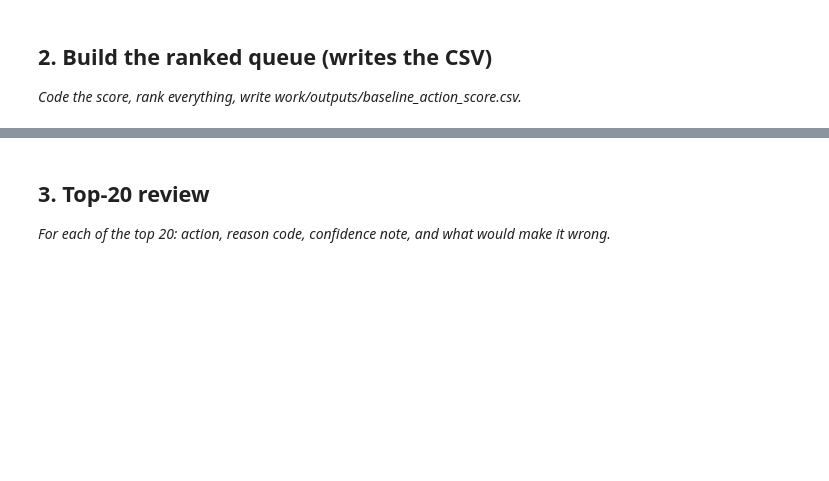
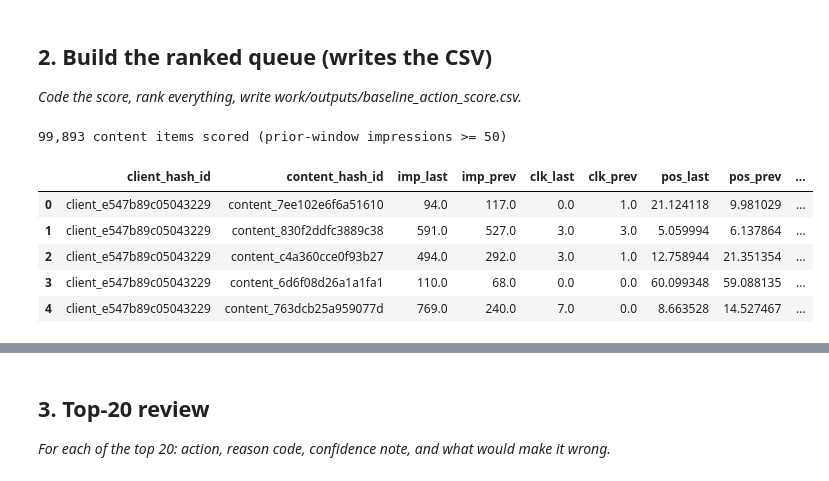
Before and after one commit to Szan-12345/FLYRANK-MACHINE-LEARNING, a Jupyter notebook: FLYRANK-MACHINE-LEARNING-main/work/notebooks/w04_baseline_score.ipynb, the cells around one changed output, grey strips where cells are left out. Drawn from its saved outputs; the diff is of its cells as text; code cells hidden in the pictures; blank space fills up the shorter version.

```diff
--- a/FLYRANK-MACHINE-LEARNING-main/work/notebooks/w04_baseline_score.ipynb
+++ b/FLYRANK-MACHINE-LEARNING-main/work/notebooks/w04_baseline_score.ipynb
@@ -22,0 +88,49 @@ This skeleton is yours to fill. Work the sections **in order** — each one has
+# %%
+# This cell is for CODE (numbers, a query, a check).
+# Write your text answer in the cell ABOVE this one — typing sentences here breaks Run All.
+# This cell is for CODE (numbers, a query, a check).
+# Write your text answer in the cell ABOVE this one — typing sentences here breaks Run All.
+windowed = con.sql(f"""
+    WITH bounds AS (
+        SELECT MAX(report_date) AS decision_day FROM {TABLES['fact_daily']}
+    ),
+    per_item AS (
+        SELECT
+            f.client_hash_id,
+            f.content_hash_id,
+            SUM(CASE WHEN f.report_date >  b.decision_day - INTERVAL ({WINDOW_DAYS}) DAY
+                     THEN f.gsc_impressions ELSE 0 END)                              AS imp_last,
+            SUM(CASE WHEN f.report_date <= b.decision_day - INTERVAL ({WINDOW_DAYS}) DAY
+                     THEN f.gsc_impressions ELSE 0 END)                              AS imp_prev,
+            SUM(CASE WHEN f.report_date >  b.decision_day - INTERVAL ({WINDOW_DAYS}) DAY
+                     THEN f.gsc_clicks ELSE 0 END)                                   AS clk_last,
+            SUM(CASE WHEN f.report_date <= b.decision_day - INTERVAL ({WINDOW_DAYS}) DAY
+                     THEN f.gsc_clicks ELSE 0 END)                                   AS clk_prev,
+            AVG(CASE WHEN f.report_date >  b.decision_day - INTERVAL ({WINDOW_DAYS}) DAY
+                     THEN f.gsc_avg_position END)                                    AS pos_last,
+            AVG(CASE WHEN f.report_date <= b.decision_day - INTERVAL ({WINDOW_DAYS}) DAY
+                     THEN f.gsc_avg_position END)                                    AS pos_prev,
+            COUNT(DISTINCT CASE WHEN f.report_date >  b.decision_day - INTERVAL ({WINDOW_DAYS}) DAY
+                     AND f.gsc_impressions > 0 THEN f.report_date END)               AS active_days_last,
+            COUNT(DISTINCT CASE WHEN f.report_date <= b.decision_day - INTERVAL ({WINDOW_DAYS}) DAY
+                     AND f.gsc_impressions > 0 THEN f.report_date END)               AS active_days_prev,
+            MAX(b.decision_day)                                                      AS decision_day
+        FROM {TABLES['fact_daily']} f, bounds b
+        WHERE f.report_date > b.decision_day - INTERVAL ({2*WINDOW_DAYS}) DAY
+          AND f.gsc_data_available IS TRUE
+        GROUP BY 1, 2
+    )
+    SELECT * FROM per_item
+    WHERE imp_prev >= {MIN_PREV_IMPR}
+""").df()
+
+print(f'{len(windowed):,} content items scored (prior-window impressions >= {MIN_PREV_IMPR})')
+windowed.head()
+# %% [output]
+99,893 content items scored (prior-window impressions >= 50)
+|  | client_hash_id | content_hash_id | imp_last | imp_prev | clk_last | clk_prev | pos_last | pos_prev | ... |
+| 0 | client_e547b89c05043229 | content_7ee102e6f6a51610 | 94.0 | 117.0 | 0.0 | 1.0 | 21.124118 | 9.981029 | ... |
+| 1 | client_e547b89c05043229 | content_830f2ddfc3889c38 | 591.0 | 527.0 | 3.0 | 3.0 | 5.059994 | 6.137864 | ... |
+| 2 | client_e547b89c05043229 | content_c4a360cce0f93b27 | 494.0 | 292.0 | 3.0 | 1.0 | 12.758944 | 21.351354 | ... |
+| 3 | client_e547b89c05043229 | content_6d6f08d26a1a1fa1 | 110.0 | 68.0 | 0.0 | 0.0 | 60.099348 | 59.088135 | ... |
+| 4 | client_e547b89c05043229 | content_763dcb25a959077d | 769.0 | 240.0 | 7.0 | 0.0 | 8.663528 | 14.527467 | ... |
```
Also changed, not shown: parts of 18 cells of this notebook.
